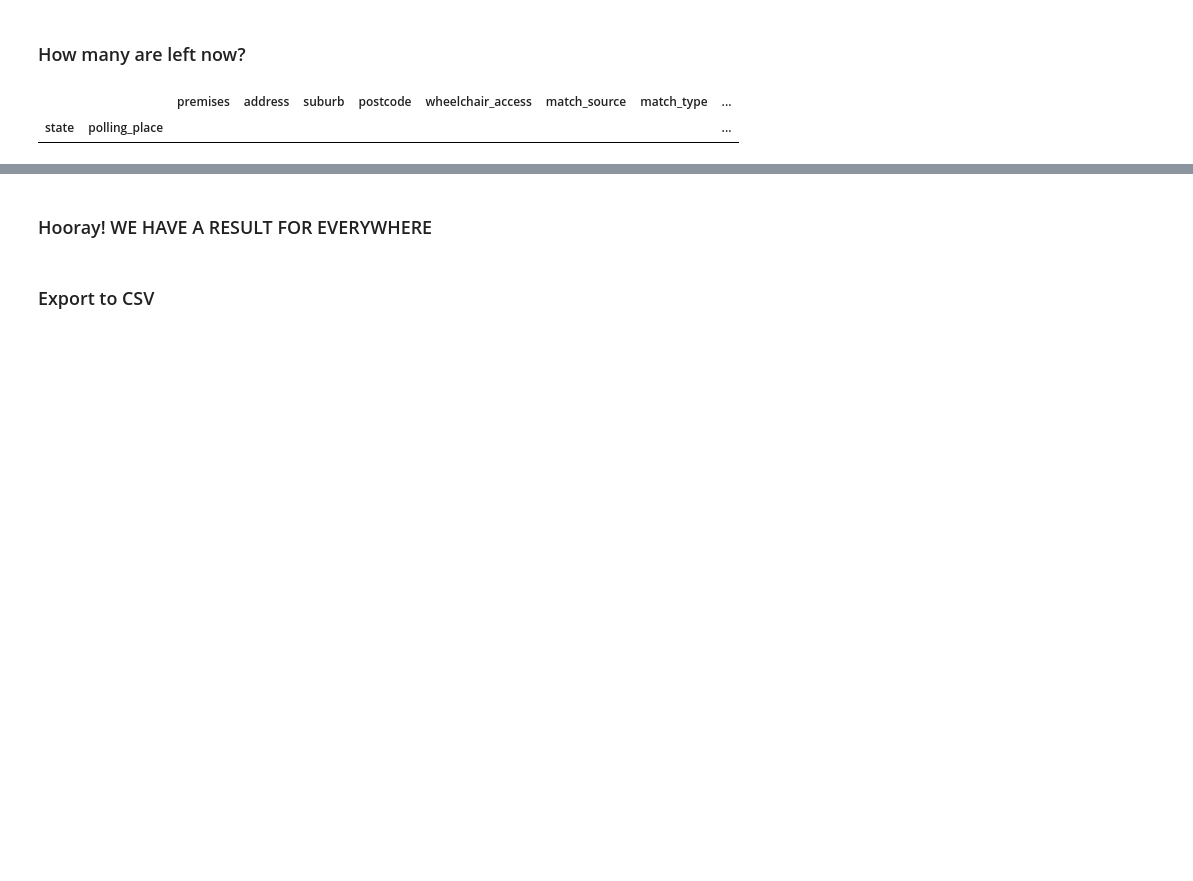
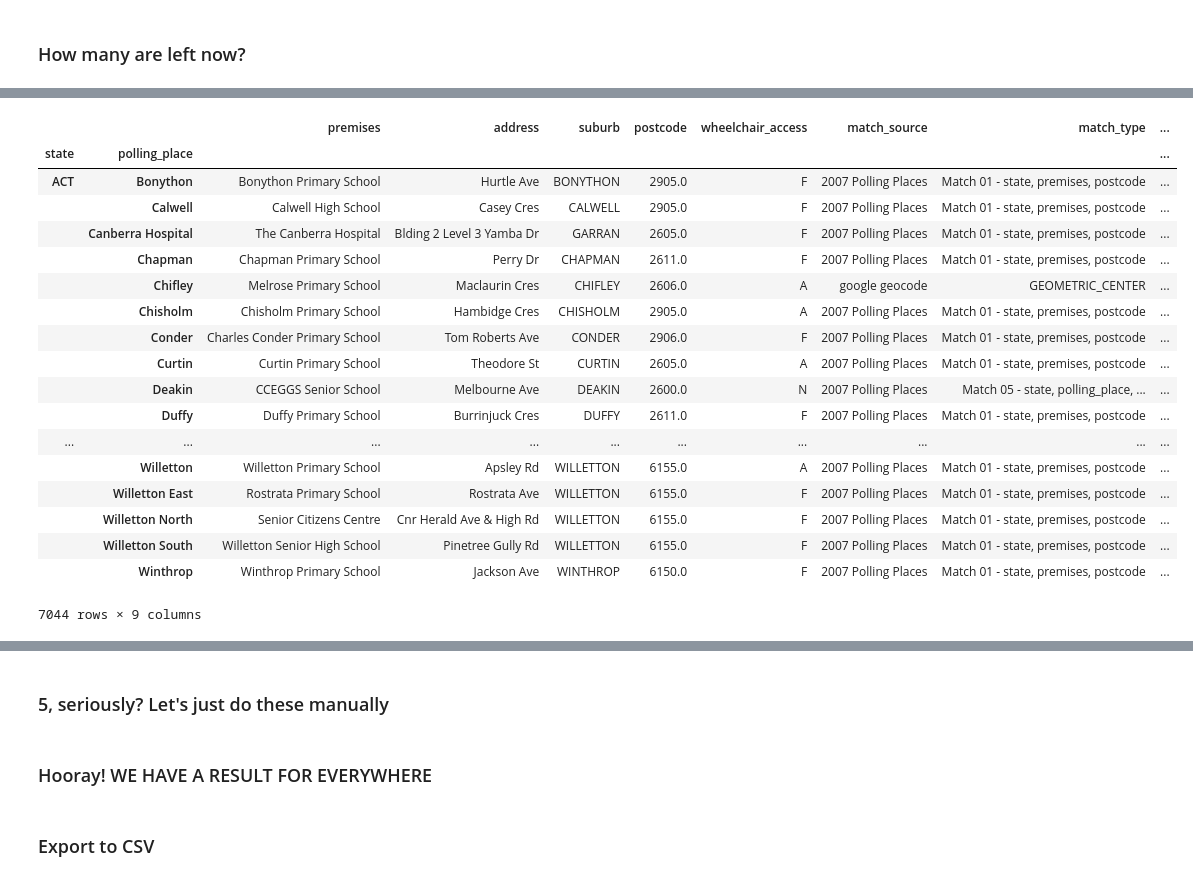
Before and after one commit to jaketclarke/australian_referenda, a Jupyter notebook: referenda_1999_geocode_polling_places.ipynb, the cells around one changed output, grey strips where cells are left out. Saved outputs shown, nothing was run; the diff lists cells and outputs as text; code cells hidden in the pictures; blank space fills up the shorter version.

Commit message:
manual geocode update appears to be working

```diff
--- a/referenda_1999_geocode_polling_places.ipynb
+++ b/referenda_1999_geocode_polling_places.ipynb
@@ -817,8 +818,26 @@ after
 | 0 | 0 | Not yet matched |
 # %% [markdown]
 ### How many are left now?
-# %%
-df_pp_1999[df_pp_1999.match_source.isnull()]
-# %% [output]
-|  |  | premises | address | suburb | postcode | wheelchair_access | match_source | match_type | ... |
-| state | polling_place |  |  |  |  |  |  |  | ... |
+# %%
+df_to_match = df_pp_1999[df_pp_1999.match_source.isnull()]
+df_to_match = df_to_match.append(df_pp_1999[df_pp_1999['match_type'] == 'failed'])
+display(df_to_match)
+
+temp = df_pp_1999.reset_index()
+
+temp.loc[temp['polling_place'] == 'RAAF Richmond', 'match_source'] = 'manual'
+temp.loc[temp['polling_place'] == 'RAAF Richmond', 'match_type'] = 'manual'
+temp.loc[temp['polling_place'] == 'RAAF Richmond', 'latitude'] = -33.596851
+temp.loc[temp['polling_place'] == 'RAAF Richmond', 'longitude'] = 150.78359
+
+
+keys =
+
+temp = temp.set_index(['state','polling_place'])
+
+df_to_match = df_to_match.append(temp)
+
+df_to_match = df_pp_1999[df_pp_1999.match_source.isnull()]
+df_to_match = df_to_match.append(df_pp_1999[df_pp_1999['match_type'] == 'failed'])
+display(df_to_match)
+# %% [output]
@@ -824,0 +851,19 @@ df_pp_1999[df_pp_1999.match_source.isnull()]
+|  |  | premises | address | suburb | postcode | wheelchair_access | match_source | match_type | ... |
+| state | polling_place |  |  |  |  |  |  |  | ... |
+| ACT | Bonython | Bonython Primary School | Hurtle Ave | BONYTHON | 2905.0 | F | 2007 Polling Places | Match 01 - state, premises, postcode | ... |
+|  | Calwell | Calwell High School | Casey Cres | CALWELL | 2905.0 | F | 2007 Polling Places | Match 01 - state, premises, postcode | ... |
+|  | Canberra Hospital | The Canberra Hospital | Blding 2 Level 3 Yamba Dr | GARRAN | 2605.0 | F | 2007 Polling Places | Match 01 - state, premises, postcode | ... |
+|  | Chapman | Chapman Primary School | Perry Dr | CHAPMAN | 2611.0 | F | 2007 Polling Places | Match 01 - state, premises, postcode | ... |
+|  | Chifley | Melrose Primary School | Maclaurin Cres | CHIFLEY | 2606.0 | A | google geocode | GEOMETRIC_CENTER | ... |
+|  | Chisholm | Chisholm Primary School | Hambidge Cres | CHISHOLM | 2905.0 | A | 2007 Polling Places | Match 01 - state, premises, postcode | ... |
+|  | Conder | Charles Conder Primary School | Tom Roberts Ave | CONDER | 2906.0 | F | 2007 Polling Places | Match 01 - state, premises, postcode | ... |
+|  | Curtin | Curtin Primary School | Theodore St | CURTIN | 2605.0 | A | 2007 Polling Places | Match 01 - state, premises, postcode | ... |
+|  | Deakin | CCEGGS Senior School | Melbourne Ave | DEAKIN | 2600.0 | N | 2007 Polling Places | Match 05 - state, polling_place, ... | ... |
+|  | Duffy | Duffy Primary School | Burrinjuck Cres | DUFFY | 2611.0 | F | 2007 Polling Places | Match 01 - state, premises, postcode | ... |
+| ... | ... | ... | ... | ... | ... | ... | ... | ... | ... |
+|  | Willetton | Willetton Primary School | Apsley Rd | WILLETTON | 6155.0 | A | 2007 Polling Places | Match 01 - state, premises, postcode | ... |
+|  | Willetton East | Rostrata Primary School | Rostrata Ave | WILLETTON | 6155.0 | F | 2007 Polling Places | Match 01 - state, premises, postcode | ... |
+|  | Willetton North | Senior Citizens Centre | Cnr Herald Ave & High Rd | WILLETTON | 6155.0 | F | 2007 Polling Places | Match 01 - state, premises, postcode | ... |
+|  | Willetton South | Willetton Senior High School | Pinetree Gully Rd | WILLETTON | 6155.0 | F | 2007 Polling Places | Match 01 - state, premises, postcode | ... |
+|  | Winthrop | Winthrop Primary School | Jackson Ave | WINTHROP | 6150.0 | F | 2007 Polling Places | Match 01 - state, premises, postcode | ... |
+7044 rows × 9 columns
@@ -824,0 +877,2 @@ df_pp_1999[df_pp_1999.match_source.isnull()]
+# %% [markdown]
+### 5, seriously? Let's just do these manually
```
Also changed, not shown: parts of 3 cells of this notebook.
